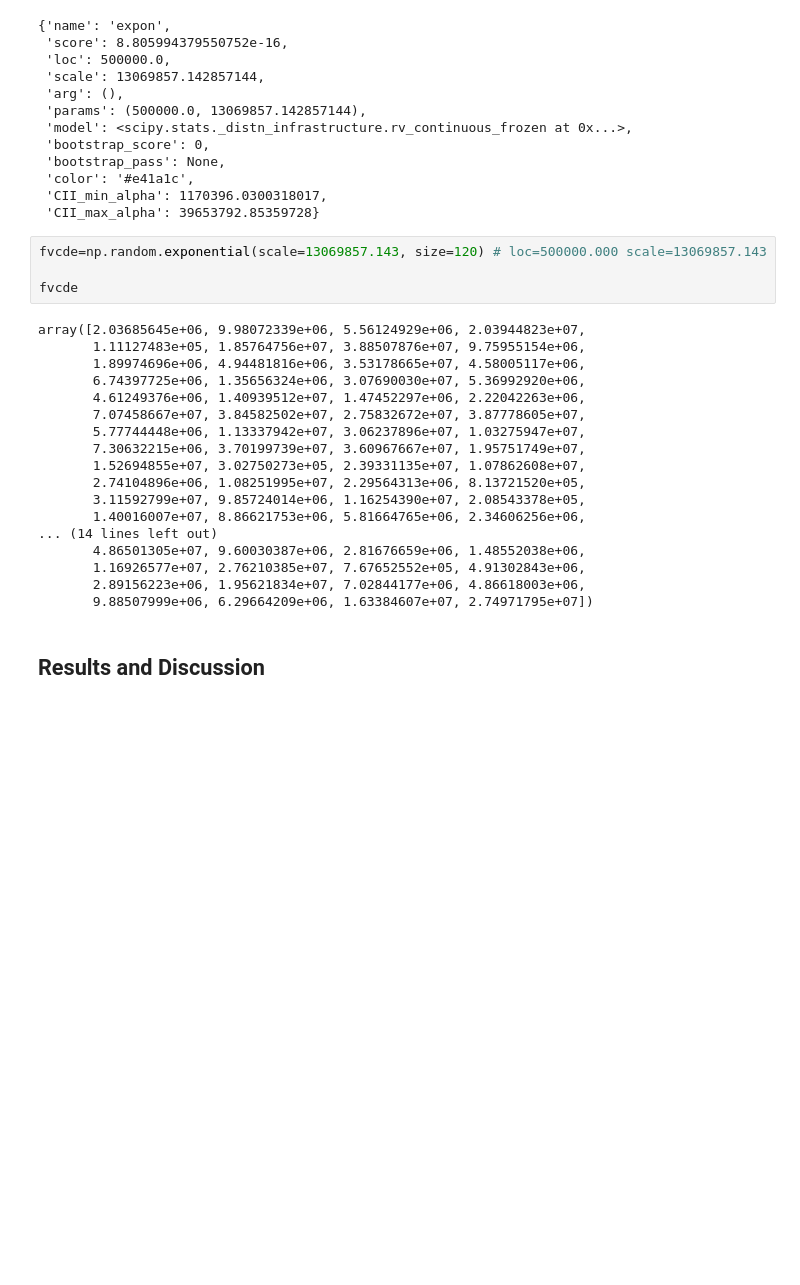
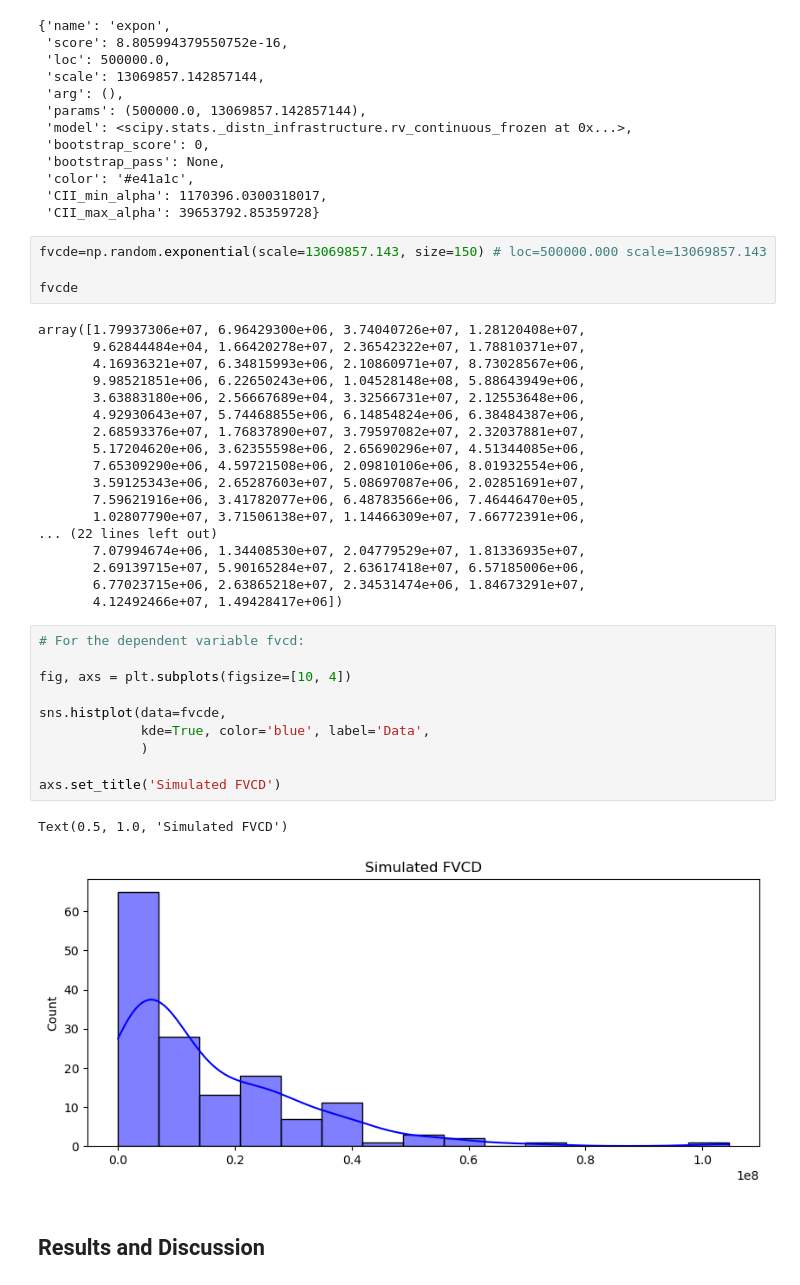
Before and after one commit to nurbujang/1progdaw23, a Jupyter notebook: project1.ipynb, the cells around one changed output. Saved outputs shown, nothing was run; the diff lists cells and outputs as text; blank space fills up the shorter version.

```diff
--- a/project1.ipynb
+++ b/project1.ipynb
@@ -607,27 +656,40 @@ dists['fvcd']['fit'].model
  'CII_min_alpha': 1170396.0300318017,
  'CII_max_alpha': 39653792.85359728}
 # %%
-fvcde=np.random.exponential(scale=13069857.143, size=120) # loc=500000.000 scale=13069857.143
+fvcde=np.random.exponential(scale=13069857.143, size=150) # loc=500000.000 scale=13069857.143
 
 fvcde
 # %% [output]
-array([2.03685645e+06, 9.98072339e+06, 5.56124929e+06, 2.03944823e+07,
-       1.11127483e+05, 1.85764756e+07, 3.88507876e+07, 9.75955154e+06,
-       1.89974696e+06, 4.94481816e+06, 3.53178665e+07, 4.58005117e+06,
-       6.74397725e+06, 1.35656324e+06, 3.07690030e+07, 5.36992920e+06,
-       4.61249376e+06, 1.40939512e+07, 1.47452297e+06, 2.22042263e+06,
-       7.07458667e+07, 3.84582502e+07, 2.75832672e+07, 3.87778605e+07,
-       5.77744448e+06, 1.13337942e+07, 3.06237896e+07, 1.03275947e+07,
-       7.30632215e+06, 3.70199739e+07, 3.60967667e+07, 1.95751749e+07,
-       1.52694855e+07, 3.02750273e+05, 2.39331135e+07, 1.07862608e+07,
-       2.74104896e+06, 1.08251995e+07, 2.29564313e+06, 8.13721520e+05,
-       3.11592799e+07, 9.85724014e+06, 1.16254390e+07, 2.08543378e+05,
-       1.40016007e+07, 8.86621753e+06, 5.81664765e+06, 2.34606256e+06,
-... (14 lines left out)
-       4.86501305e+07, 9.60030387e+06, 2.81676659e+06, 1.48552038e+06,
-       1.16926577e+07, 2.76210385e+07, 7.67652552e+05, 4.91302843e+06,
-       2.89156223e+06, 1.95621834e+07, 7.02844177e+06, 4.86618003e+06,
-       9.88507999e+06, 6.29664209e+06, 1.63384607e+07, 2.74971795e+07])
+array([1.79937306e+07, 6.96429300e+06, 3.74040726e+07, 1.28120408e+07,
+       9.62844484e+04, 1.66420278e+07, 2.36542322e+07, 1.78810371e+07,
+       4.16936321e+07, 6.34815993e+06, 2.10860971e+07, 8.73028567e+06,
+       9.98521851e+06, 6.22650243e+06, 1.04528148e+08, 5.88643949e+06,
+       3.63883180e+06, 2.56667689e+04, 3.32566731e+07, 2.12553648e+06,
+       4.92930643e+07, 5.74468855e+06, 6.14854824e+06, 6.38484387e+06,
+       2.68593376e+07, 1.76837890e+07, 3.79597082e+07, 2.32037881e+07,
+       5.17204620e+06, 3.62355598e+06, 2.65690296e+07, 4.51344085e+06,
+       7.65309290e+06, 4.59721508e+06, 2.09810106e+06, 8.01932554e+06,
+       3.59125343e+06, 2.65287603e+07, 5.08697087e+06, 2.02851691e+07,
+       7.59621916e+06, 3.41782077e+06, 6.48783566e+06, 7.46446470e+05,
+       1.02807790e+07, 3.71506138e+07, 1.14466309e+07, 7.66772391e+06,
+... (22 lines left out)
+       7.07994674e+06, 1.34408530e+07, 2.04779529e+07, 1.81336935e+07,
+       2.69139715e+07, 5.90165284e+07, 2.63617418e+07, 6.57185006e+06,
+       6.77023715e+06, 2.63865218e+07, 2.34531474e+06, 1.84673291e+07,
+       4.12492466e+07, 1.49428417e+06])
+# %%
+# For the dependent variable fvcd:
+
+fig, axs = plt.subplots(figsize=[10, 4])
+
+sns.histplot(data=fvcde,
+             kde=True, color='blue', label='Data',
+             )
+
+axs.set_title('Simulated FVCD')
+# %% [output]
+Text(0.5, 1.0, 'Simulated FVCD')
+[figure, added]
 # %% [markdown]
 ## Results and Discussion
 # %% [markdown]
```
Also changed, not shown: parts of 7 cells of this notebook.
